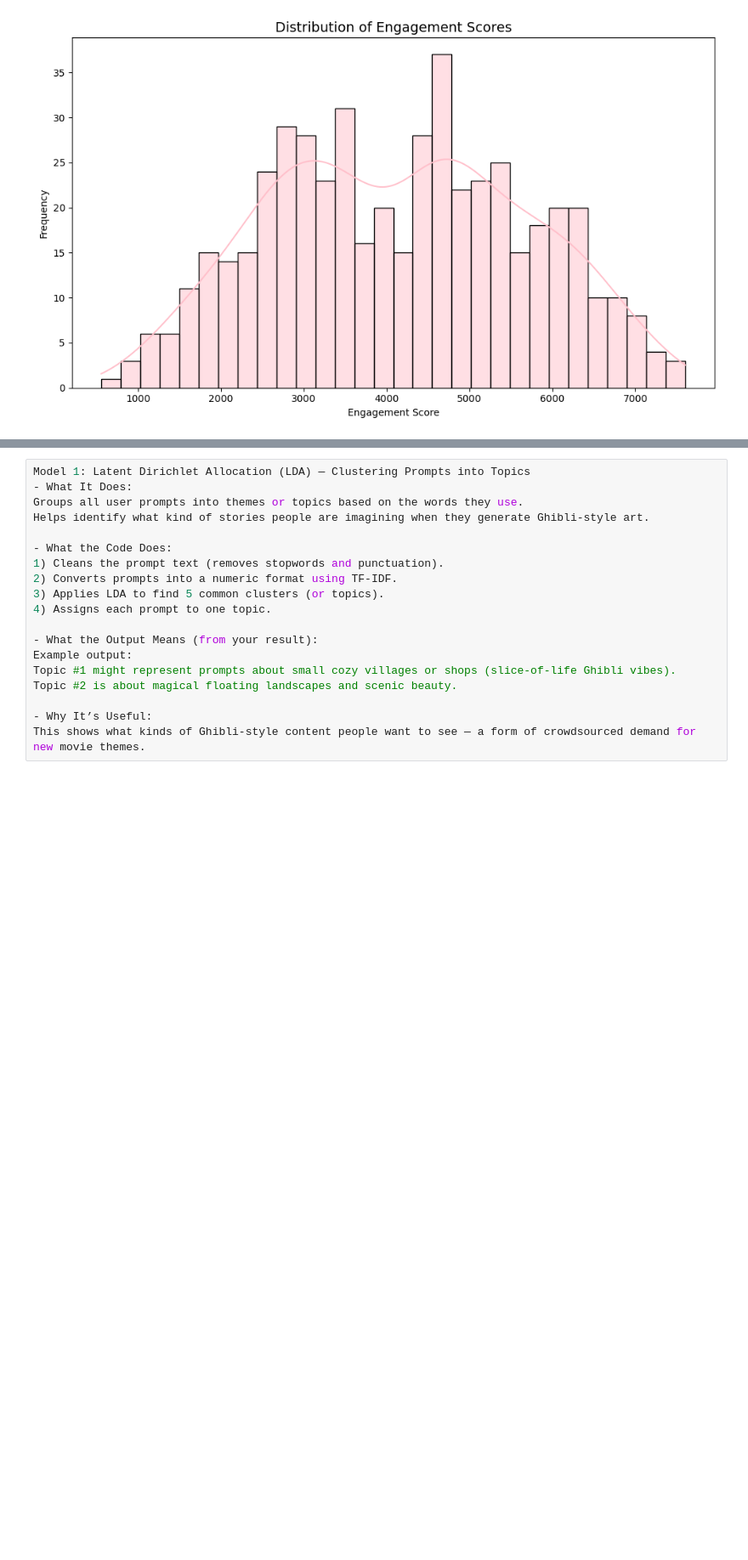
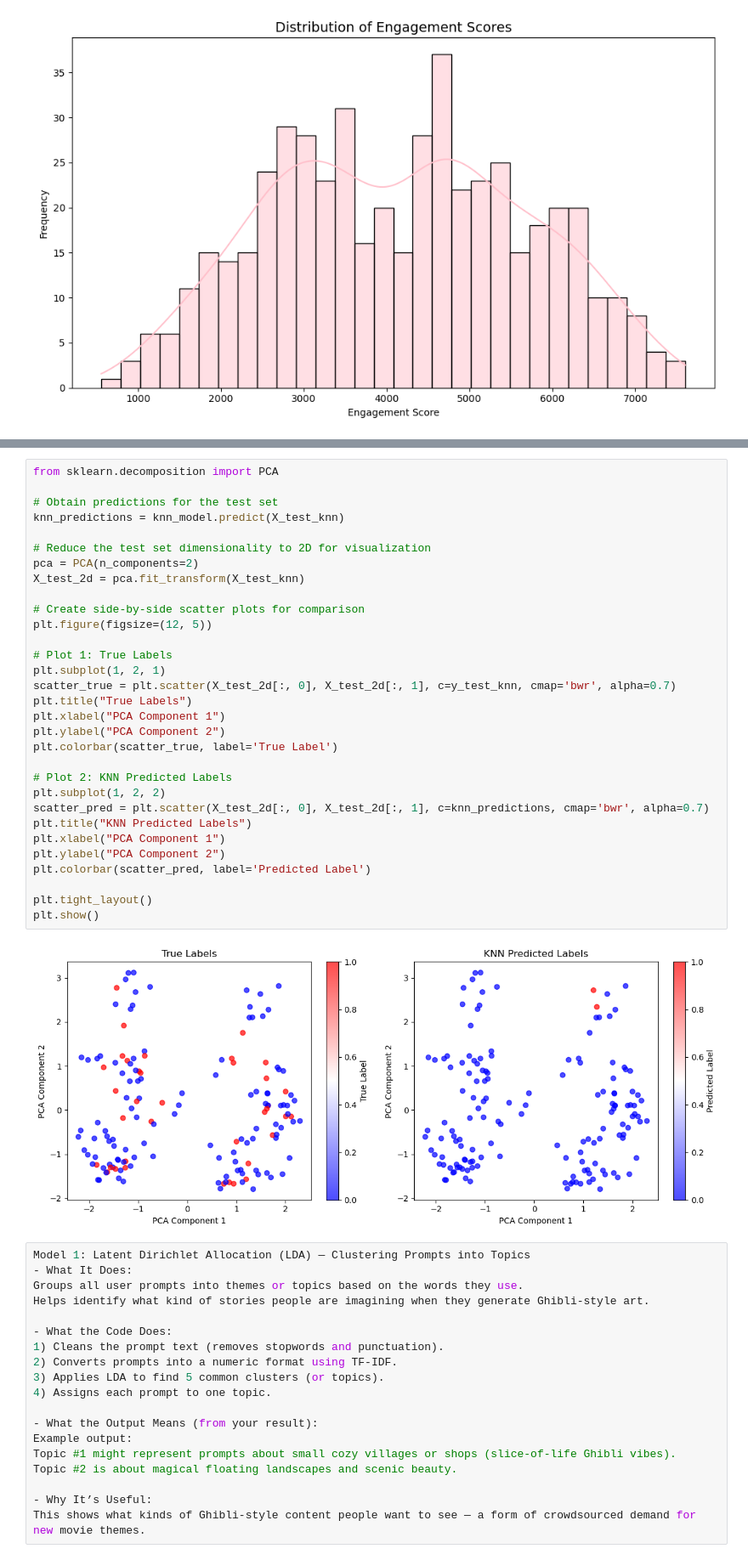
Before and after one commit to notshantanu/Adv-Analytics-Proj, a Jupyter notebook: Adv_Analytics_Project.ipynb, the cells around one changed output, grey strips where cells are left out. Shown: that part at 85% size. Cells and saved outputs as stored; diff of their text form; blank space fills up the shorter version.

```diff
--- a/Adv_Analytics_Project.ipynb
+++ b/Adv_Analytics_Project.ipynb
@@ -337,3 +423,36 @@ Topic #5: world, passing, fantasy, animestyle, train, village, sunset, lanterns,
+# %%
+from sklearn.decomposition import PCA
+
+# Obtain predictions for the test set
+knn_predictions = knn_model.predict(X_test_knn)
+
+# Reduce the test set dimensionality to 2D for visualization
+pca = PCA(n_components=2)
+X_test_2d = pca.fit_transform(X_test_knn)
+
+# Create side-by-side scatter plots for comparison
+plt.figure(figsize=(12, 5))
+
+# Plot 1: True Labels
+plt.subplot(1, 2, 1)
+scatter_true = plt.scatter(X_test_2d[:, 0], X_test_2d[:, 1], c=y_test_knn, cmap='bwr', alpha=0.7)
+plt.title("True Labels")
+plt.xlabel("PCA Component 1")
+plt.ylabel("PCA Component 2")
+plt.colorbar(scatter_true, label='True Label')
+
+# Plot 2: KNN Predicted Labels
+plt.subplot(1, 2, 2)
+scatter_pred = plt.scatter(X_test_2d[:, 0], X_test_2d[:, 1], c=knn_predictions, cmap='bwr', alpha=0.7)
+plt.title("KNN Predicted Labels")
+plt.xlabel("PCA Component 1")
+plt.ylabel("PCA Component 2")
+plt.colorbar(scatter_pred, label='Predicted Label')
+
+plt.tight_layout()
+plt.show()
+# %% [output]
+[figure, added]
 # %%
 Model 1: Latent Dirichlet Allocation (LDA) — Clustering Prompts into Topics
 - What It Does:
```
Also changed, not shown: parts of 11 cells of this notebook, 4 other files.
